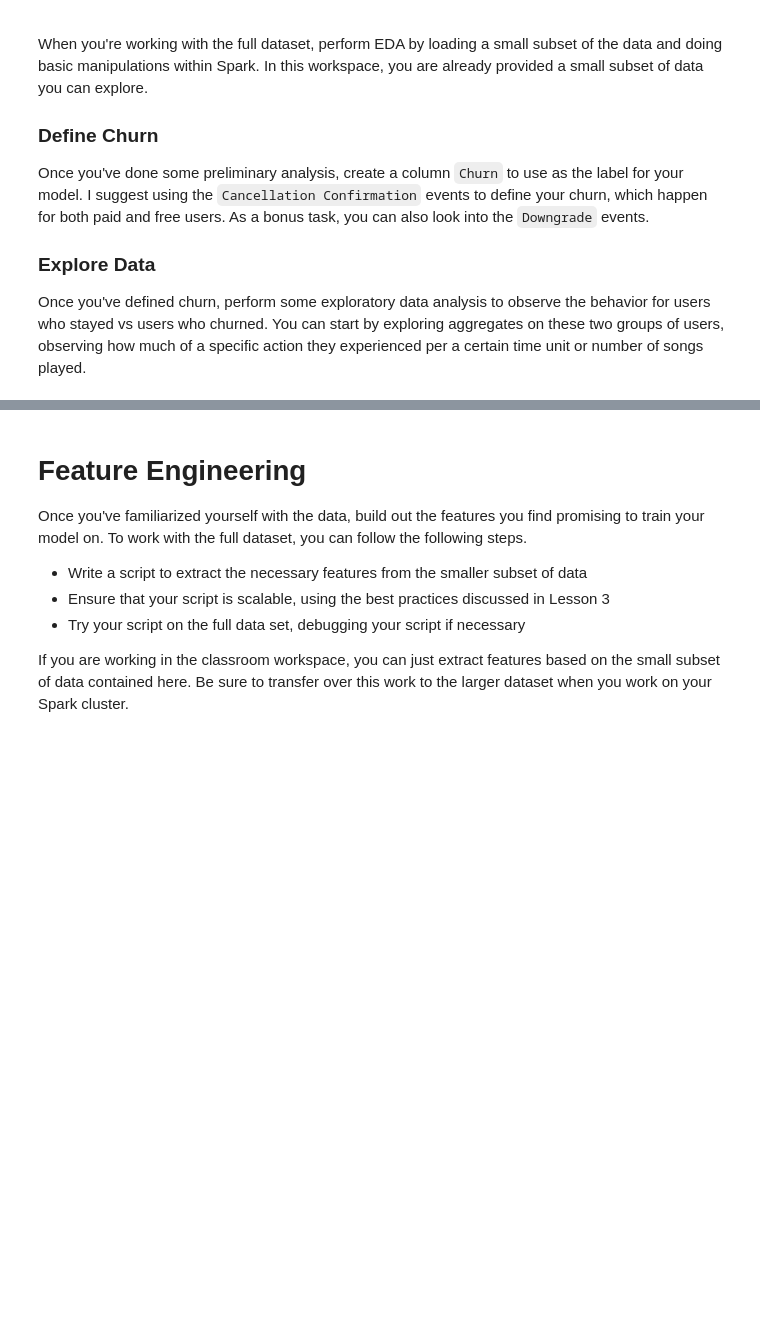
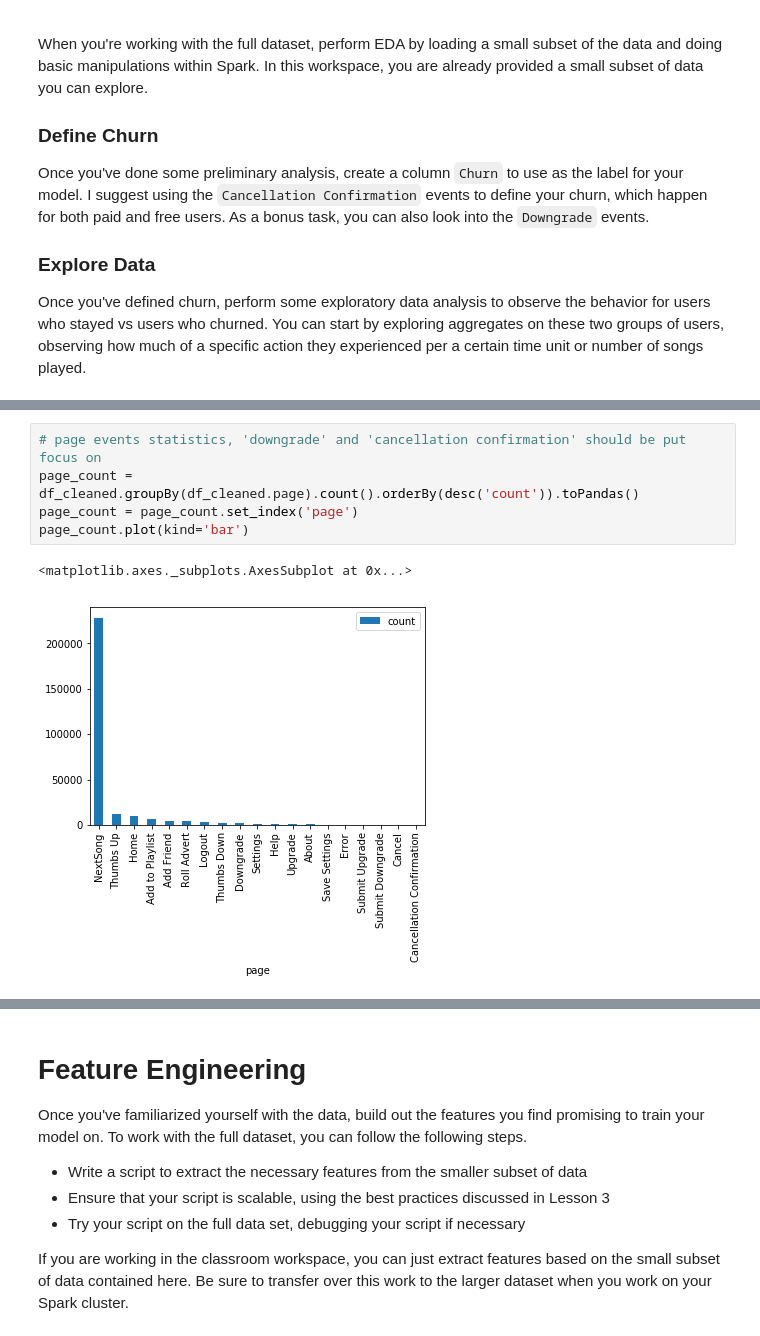
Before and after one commit to leesper/dsnd-sparkify, a Jupyter notebook: Sparkify.ipynb, the cells around one changed output, grey strips where cells are left out. Saved outputs shown, nothing was run; the diff lists cells and outputs as text; blank space fills up the shorter version.

```diff
--- a/Sparkify.ipynb
+++ b/Sparkify.ipynb
@@ -118,0 +237,8 @@ Once you've defined churn, perform some exploratory data analysis to observe the
+# %%
+# page events statistics, 'downgrade' and 'cancellation confirmation' should be put focus on
+page_count = df_cleaned.groupBy(df_cleaned.page).count().orderBy(desc('count')).toPandas()
+page_count = page_count.set_index('page')
+page_count.plot(kind='bar')
+# %% [output]
+<matplotlib.axes._subplots.AxesSubplot at 0x...>
+[figure, added]
```
Also changed, not shown: parts of 20 cells of this notebook.
